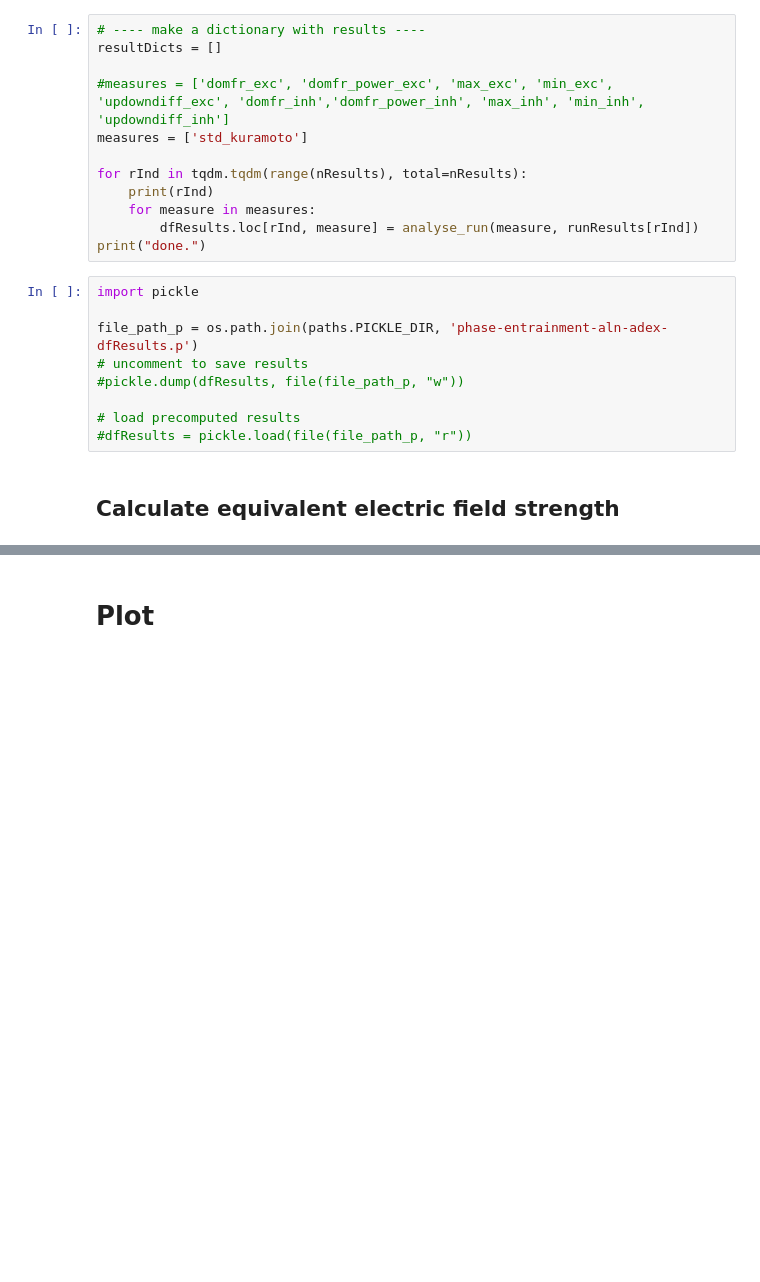
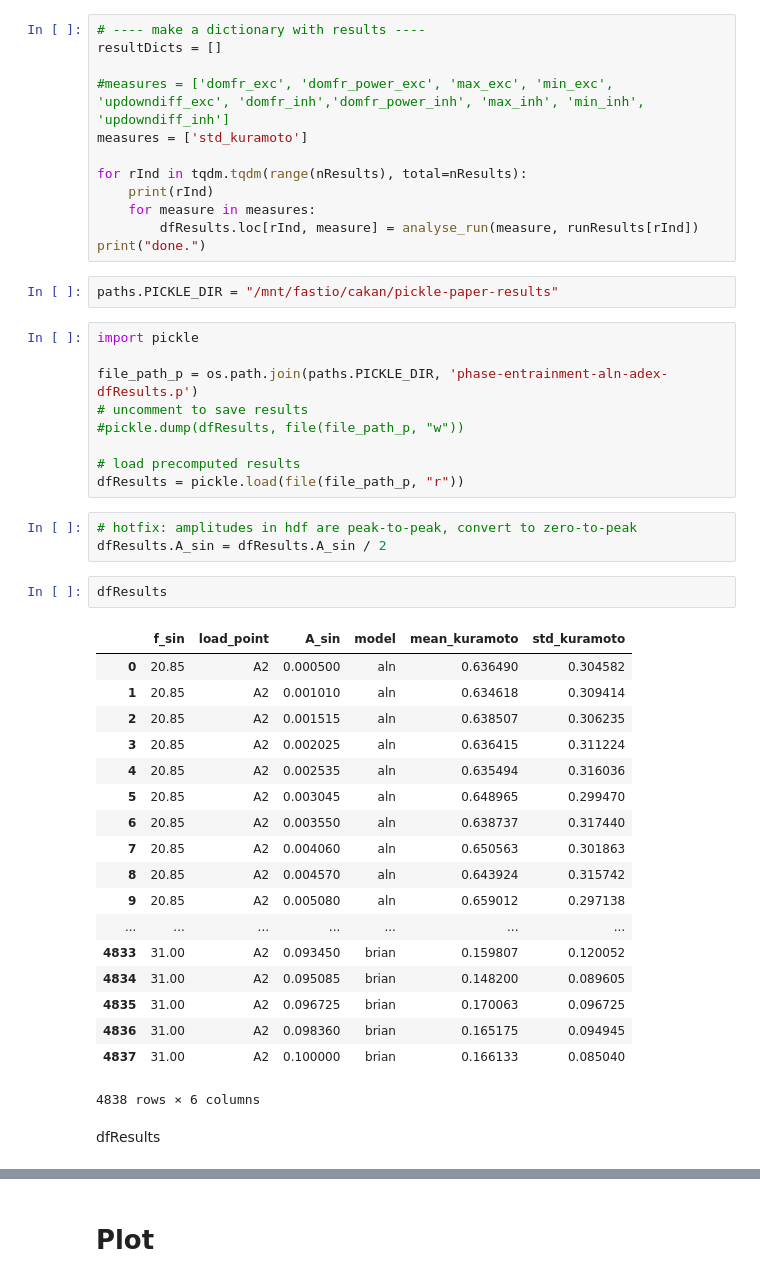
Before and after one commit to caglarcakan/stimulus_neural_populations, a Jupyter notebook: notebooks/fig6/phase-entrainment-aln-adex.ipynb, the cells around one changed output, grey strips where cells are left out. Cells and saved outputs as stored; diff of their text form; blank space fills up the shorter version.

```diff
--- a/notebooks/fig6/phase-entrainment-aln-adex.ipynb
+++ b/notebooks/fig6/phase-entrainment-aln-adex.ipynb
@@ -295,6 +343,8 @@ for rInd in tqdm.tqdm(range(nResults), total=nResults):
     for measure in measures:
         dfResults.loc[rInd, measure] = analyse_run(measure, runResults[rInd])
 print("done.")
+# %%
+paths.PICKLE_DIR = "/mnt/fastio/cakan/pickle-paper-results"
 # %%
 import pickle
 
@@ -303,9 +353,33 @@ file_path_p = os.path.join(paths.PICKLE_DIR, 'phase-entrainment-aln-adex-dfResul
 #pickle.dump(dfResults, file(file_path_p, "w"))
 
 # load precomputed results
-#dfResults = pickle.load(file(file_path_p, "r"))
+dfResults = pickle.load(file(file_path_p, "r"))
-# %% [markdown]
-## Calculate equivalent electric field strength
+# %%
+# hotfix: amplitudes in hdf are peak-to-peak, convert to zero-to-peak
+dfResults.A_sin = dfResults.A_sin / 2
+# %%
+dfResults
+# %% [output]
+|  | f_sin | load_point | A_sin | model | mean_kuramoto | std_kuramoto |
+| 0 | 20.85 | A2 | 0.000500 | aln | 0.636490 | 0.304582 |
+| 1 | 20.85 | A2 | 0.001010 | aln | 0.634618 | 0.309414 |
+| 2 | 20.85 | A2 | 0.001515 | aln | 0.638507 | 0.306235 |
+| 3 | 20.85 | A2 | 0.002025 | aln | 0.636415 | 0.311224 |
+| 4 | 20.85 | A2 | 0.002535 | aln | 0.635494 | 0.316036 |
+| 5 | 20.85 | A2 | 0.003045 | aln | 0.648965 | 0.299470 |
+| 6 | 20.85 | A2 | 0.003550 | aln | 0.638737 | 0.317440 |
+| 7 | 20.85 | A2 | 0.004060 | aln | 0.650563 | 0.301863 |
+| 8 | 20.85 | A2 | 0.004570 | aln | 0.643924 | 0.315742 |
+| 9 | 20.85 | A2 | 0.005080 | aln | 0.659012 | 0.297138 |
+| ... | ... | ... | ... | ... | ... | ... |
+| 4833 | 31.00 | A2 | 0.093450 | brian | 0.159807 | 0.120052 |
+| 4834 | 31.00 | A2 | 0.095085 | brian | 0.148200 | 0.089605 |
+| 4835 | 31.00 | A2 | 0.096725 | brian | 0.170063 | 0.096725 |
+| 4836 | 31.00 | A2 | 0.098360 | brian | 0.165175 | 0.094945 |
+| 4837 | 31.00 | A2 | 0.100000 | brian | 0.166133 | 0.085040 |
+4838 rows × 6 columns
+# %% [markdown]
+dfResults
 # %%
 import aEIF_extended as IF_Models
 EIFNeuron = IF_Models.EIFModel()
```
Also changed, not shown: parts of 12 cells of this notebook.
